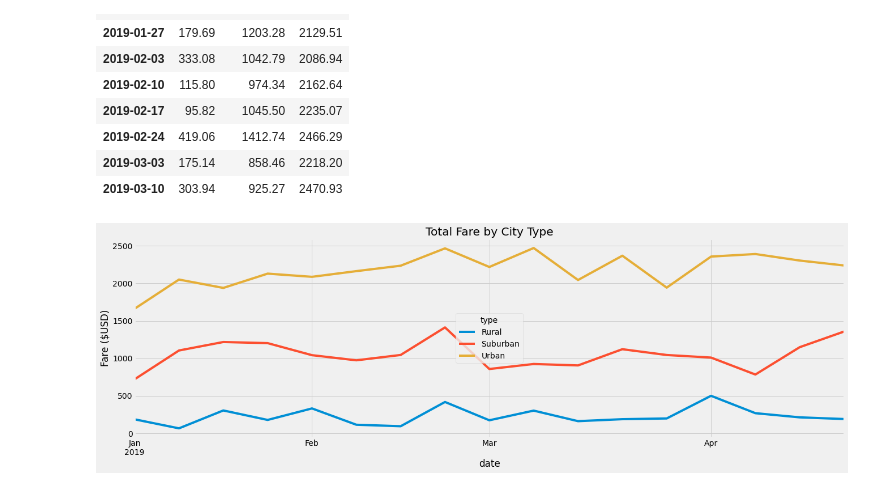
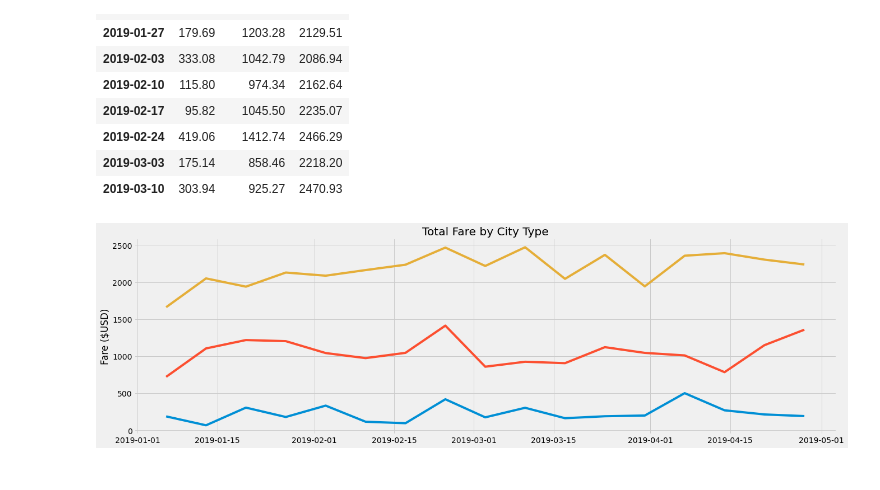
Before and after one commit to OursSA/PyBer_Analysis, a Jupyter notebook: PyBer_Challenge_test_cells.ipynb, the cells around one changed output. Drawn from its saved outputs; the diff is of its cells as text; code cells hidden in the pictures.

Commit message:
Line graph for PyBer_Challenge

```diff
--- a/PyBer_Challenge_test_cells.ipynb
+++ b/PyBer_Challenge_test_cells.ipynb
@@ -247,14 +247,17 @@ weekly_fares_df.head(10)
 | 2019-03-10 | 303.94 | 925.27 | 2470.93 |
 # %%
 # 8. Using the object-oriented interface method, plot the resample DataFrame using the df.plot() function.
-weekly_fares_df.plot(figsize = (20,6))
+fig,ax = plt.subplots(figsize = (20,6))
+ax.set_title("Total Fare by City Type")
+ax.set_ylabel("Fare ($USD)")
+ax.plot(weekly_fares_df)
+ax.set_xticks()
 # Import the style from Matplotlib.
 from matplotlib import style
-plt.ylabel("Fare ($USD)")
-plt.title("Total Fare by City Type")
+
 # Use the graph style fivethirtyeight.
 style.use('fivethirtyeight')
 
 plt.savefig('Analysis/Fare_by_city_type.png')
 # %% [output]
-[figure, old version]
+[figure, new version]
```
